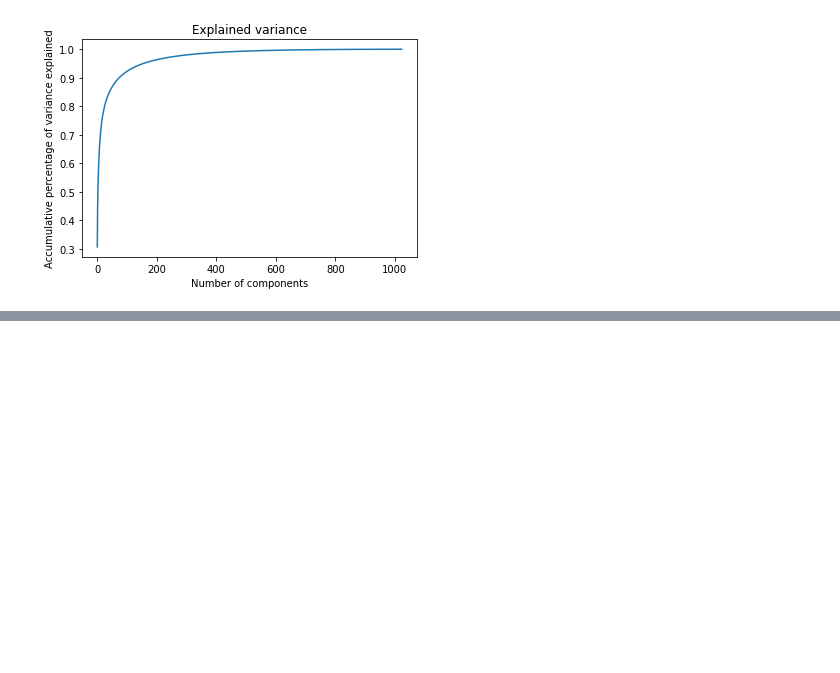
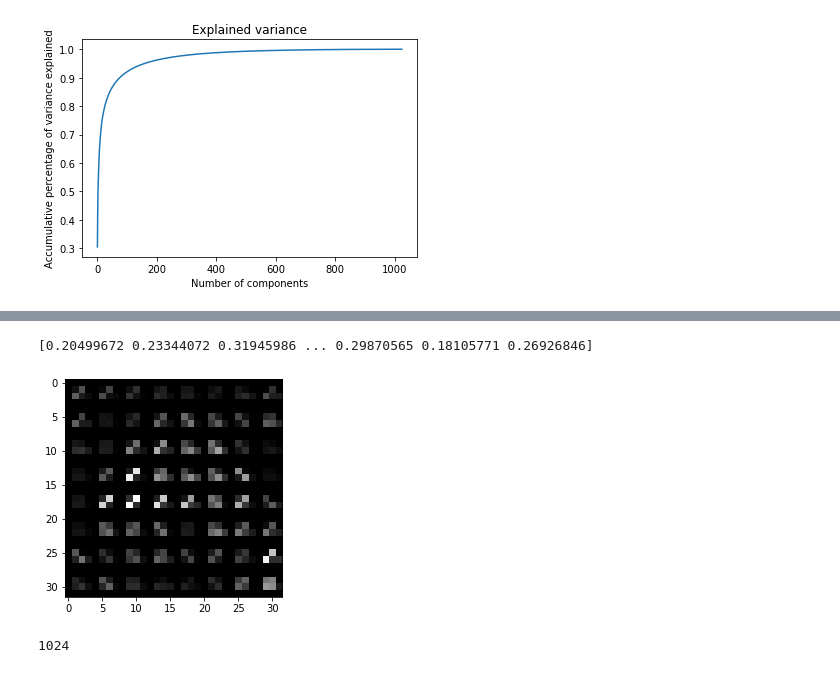
Before and after one commit to EmilyCY/CIFAR10-Image-Classification, a Jupyter notebook: SVM-kfold.ipynb, the cells around one changed output, grey strips where cells are left out. Cells and saved outputs as stored; diff of their text form; code cells hidden in the pictures; blank space fills up the shorter version.

```diff
--- a/SVM-kfold.ipynb
+++ b/SVM-kfold.ipynb
@@ -289,0 +409,18 @@ print(accu_stratified)
+# %%
+from skimage.feature import hog
+hog_images=[]
+hog_features=[]
+for image in gray_images:
+  features, hog_image = hog(image,pixels_per_cell=(4, 4),cells_per_block=(2, 2), feature_vector=True, visualize=True)
+  hog_images.append(hog_image)
+  hog_features.append(features)
+
+plt.imshow(hog_images[0], cmap="gray")
+print(hog_features[0])
+# %% [output]
+[0.20499672 0.23344072 0.31945986 ... 0.29870565 0.18105771 0.26926846]
+[figure, added]
+# %%
+hog_images[0].size
+# %% [output]
+1024
```
Also changed, not shown: parts of 38 cells of this notebook.
